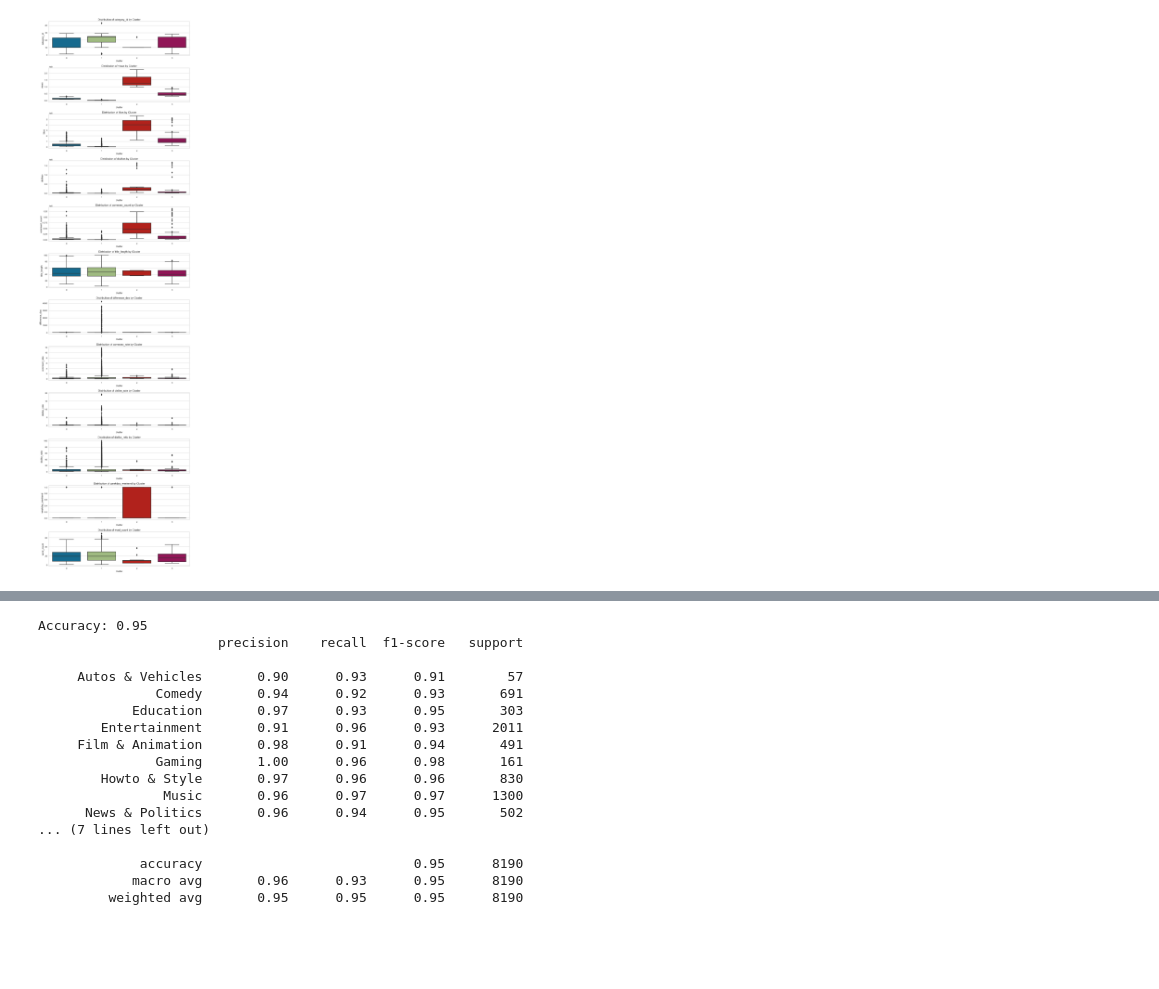
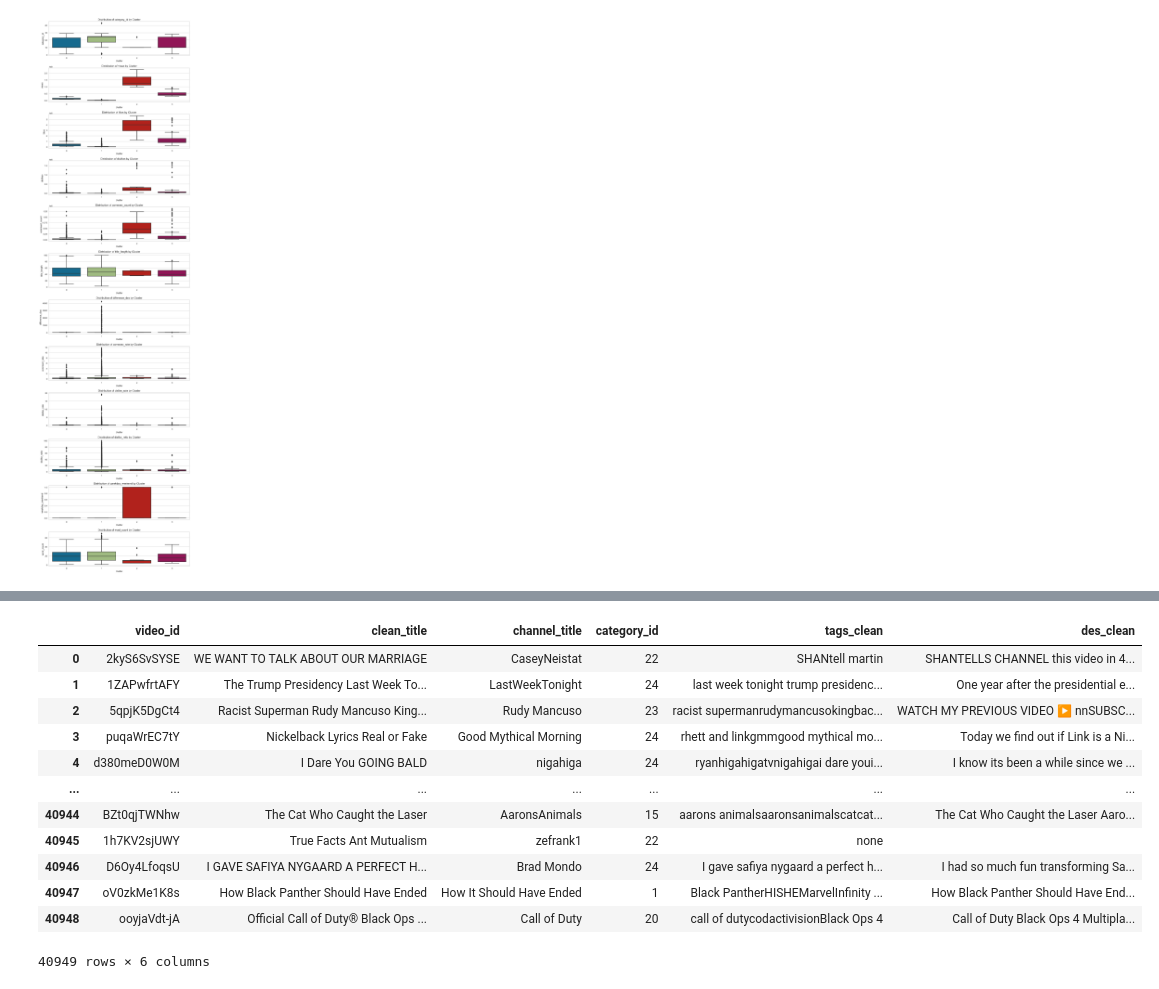
Before and after one commit to yue11selina/youtube-video, a Jupyter notebook: project.ipynb, the cells around one changed output, grey strips where cells are left out. Saved outputs shown, nothing was run; the diff lists cells and outputs as text; code cells hidden in the pictures; blank space fills up the shorter version.

```diff
--- a/project.ipynb
+++ b/project.ipynb
@@ -1100,38 +1056,33 @@ Accuracy: 0.82
-# %%
-from sklearn.svm import SVC
-tfidf_vectorizer = TfidfVectorizer(max_features=5000, stop_words=stopwords.words('english'))
-X_train_tfidf = tfidf_vectorizer.fit_transform(X_train)
-X_test_tfidf = tfidf_vectorizer.transform(X_test)
-
-# Train an SVM model for text classification
-svm_model = SVC(kernel='linear', C=1.0, probability=True)
-svm_model.fit(X_train_tfidf, y_train)
-
-# Make predictions on the test set
-y_pred = svm_model.predict(X_test_tfidf)
-
-# Evaluate the SVM model
-accuracy = accuracy_score(y_test, y_pred)
-report = classification_report(y_test, y_pred)
-
-# Print the model's accuracy and classification report
-print(f'Accuracy: {accuracy:.2f}')
-print(report)
-# %% [output]
-Accuracy: 0.95
-                       precision    recall  f1-score   support
-
-     Autos & Vehicles       0.90      0.93      0.91        57
-               Comedy       0.94      0.92      0.93       691
-            Education       0.97      0.93      0.95       303
-        Entertainment       0.91      0.96      0.93      2011
-     Film & Animation       0.98      0.91      0.94       491
-               Gaming       1.00      0.96      0.98       161
-        Howto & Style       0.97      0.96      0.96       830
-                Music       0.96      0.97      0.97      1300
-      News & Politics       0.96      0.94      0.95       502
-... (7 lines left out)
-
-             accuracy                           0.95      8190
-            macro avg       0.96      0.93      0.95      8190
-         weighted avg       0.95      0.95      0.95      8190
+# %%
+pd.set_option('display.max_colwidth', -1)
+# %%
+def remove_punctuation(text):
+    punctuationfree="".join([i for i in text if i not in string.punctuation])
+    return punctuationfree
+
+def remove_urls(text):
+    url_pattern = r'http[s]?://(?:[a-zA-Z]|[0-9]|[$-_@.&+]|[!*\\(\\),]|(?:%[0-9a-fA-F][0-9a-fA-F]))+'
+    return re.sub(url_pattern, '', text)
+
+
+class_clean=pd.DataFrame()
+class_clean['video_id']=classification_data['video_id']
+class_clean['clean_title']= classification_data['title'].apply(lambda x:remove_punctuation(x))
+class_clean[['channel_title','category_id']]=classification_data[['channel_title','category_id']]
+class_clean['tags_clean']= classification_data['tags'].apply(lambda x:remove_punctuation(x))
+class_clean['des_clean']= classification_data['description'].apply(remove_urls).apply(lambda x:remove_punctuation(x))
+class_clean
+# %% [output]
+|  | video_id | clean_title | channel_title | category_id | tags_clean | des_clean |
+| 0 | 2kyS6SvSYSE | WE WANT TO TALK ABOUT OUR MARRIAGE | CaseyNeistat | 22 | SHANtell martin | SHANTELLS CHANNEL this video in 4... |
+| 1 | 1ZAPwfrtAFY | The Trump Presidency Last Week To... | LastWeekTonight | 24 | last week tonight trump presidenc... | One year after the presidential e... |
+| 2 | 5qpjK5DgCt4 | Racist Superman Rudy Mancuso King... | Rudy Mancuso | 23 | racist supermanrudymancusokingbac... | WATCH MY PREVIOUS VIDEO ▶ nnSUBSC... |
+| 3 | puqaWrEC7tY | Nickelback Lyrics Real or Fake | Good Mythical Morning | 24 | rhett and linkgmmgood mythical mo... | Today we find out if Link is a Ni... |
+| 4 | d380meD0W0M | I Dare You GOING BALD | nigahiga | 24 | ryanhigahigatvnigahigai dare youi... | I know its been a while since we ... |
+| ... | ... | ... | ... | ... | ... | ... |
+| 40944 | BZt0qjTWNhw | The Cat Who Caught the Laser | AaronsAnimals | 15 | aarons animalsaaronsanimalscatcat... | The Cat Who Caught the Laser Aaro... |
+| 40945 | 1h7KV2sjUWY | True Facts Ant Mutualism | zefrank1 | 22 | none |  |
+| 40946 | D6Oy4LfoqsU | I GAVE SAFIYA NYGAARD A PERFECT H... | Brad Mondo | 24 | I gave safiya nygaard a perfect h... | I had so much fun transforming Sa... |
+| 40947 | oV0zkMe1K8s | How Black Panther Should Have Ended | How It Should Have Ended | 1 | Black PantherHISHEMarvelInfinity ... | How Black Panther Should Have End... |
+| 40948 | ooyjaVdt-jA | Official Call of Duty® Black Ops ... | Call of Duty | 20 | call of dutycodactivisionBlack Ops 4 | Call of Duty Black Ops 4 Multipla... |
+40949 rows × 6 columns
```
Also changed, not shown: parts of 20 cells of this notebook.
